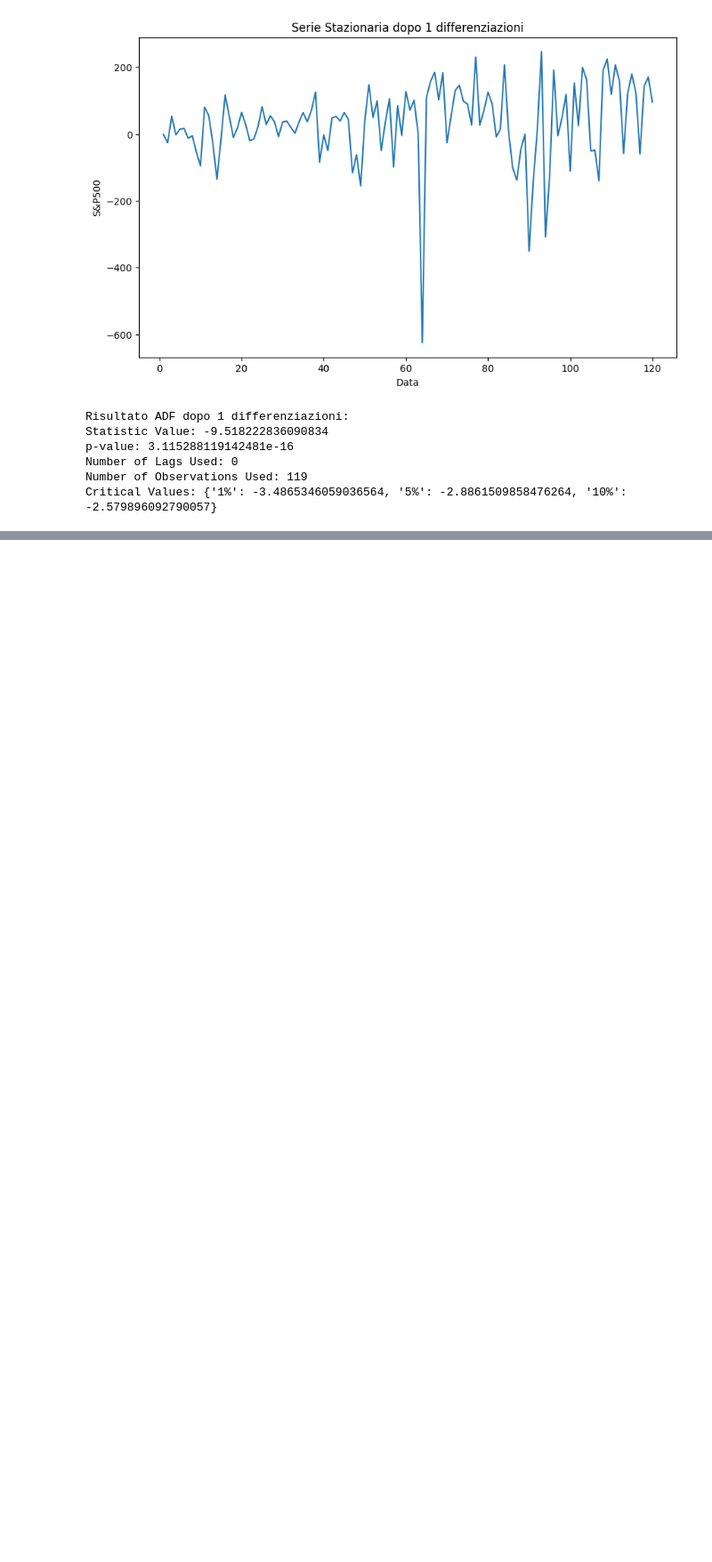
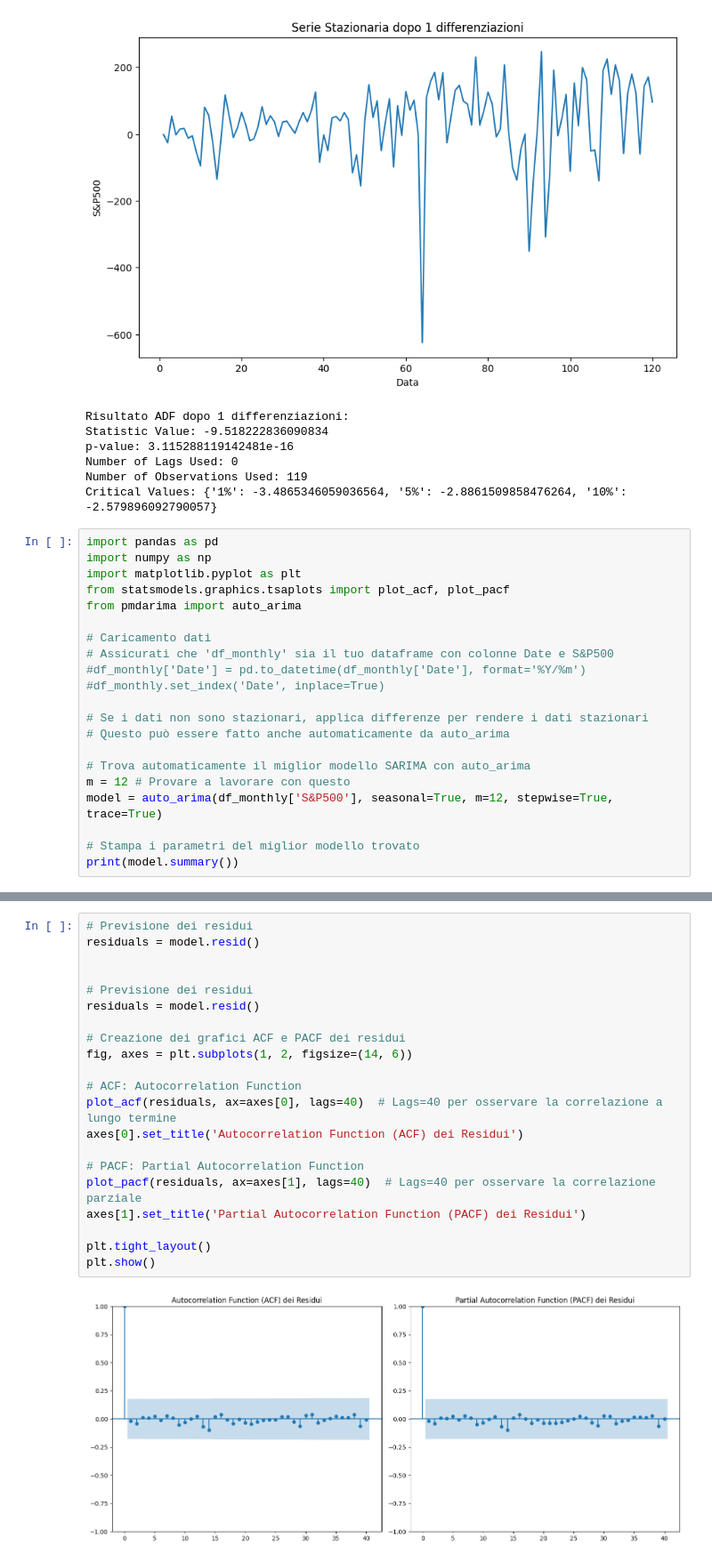
Before and after one commit to lucabellantee/Time-series-analysis, a Jupyter notebook: time_series.ipynb, the cells around one changed output, grey strips where cells are left out. Shown: that part at 89% size. Saved outputs shown, nothing was run; the diff lists cells and outputs as text; blank space fills up the shorter version.

```diff
--- a/time_series.ipynb
+++ b/time_series.ipynb
@@ -264,3 +344,24 @@ p-value: 3.115288119142481e-16
 Number of Lags Used: 0
 Number of Observations Used: 119
 Critical Values: {'1%': -3.4865346059036564, '5%': -2.8861509858476264, '10%': -2.579896092790057}
+# %%
+import pandas as pd
+import numpy as np
+import matplotlib.pyplot as plt
+from statsmodels.graphics.tsaplots import plot_acf, plot_pacf
+from pmdarima import auto_arima
+
+# Caricamento dati
+# Assicurati che 'df_monthly' sia il tuo dataframe con colonne Date e S&P500
+#df_monthly['Date'] = pd.to_datetime(df_monthly['Date'], format='%Y/%m')
+#df_monthly.set_index('Date', inplace=True)
+
+# Se i dati non sono stazionari, applica differenze per rendere i dati stazionari
+# Questo può essere fatto anche automaticamente da auto_arima
+
+# Trova automaticamente il miglior modello SARIMA con auto_arima
+m = 12 # Provare a lavorare con questo
+model = auto_arima(df_monthly['S&P500'], seasonal=True, m=12, stepwise=True, trace=True)
+
+# Stampa i parametri del miglior modello trovato
+print(model.summary())
@@ -266,0 +386,23 @@ Critical Values: {'1%': -3.4865346059036564, '5%': -2.8861509858476264, '10%': -
+# %%
+# Previsione dei residui
+residuals = model.resid()
+
+
+# Previsione dei residui
+residuals = model.resid()
+
+# Creazione dei grafici ACF e PACF dei residui
+fig, axes = plt.subplots(1, 2, figsize=(14, 6))
+
+# ACF: Autocorrelation Function
+plot_acf(residuals, ax=axes[0], lags=40)  # Lags=40 per osservare la correlazione a lungo termine
+axes[0].set_title('Autocorrelation Function (ACF) dei Residui')
+
+# PACF: Partial Autocorrelation Function
+plot_pacf(residuals, ax=axes[1], lags=40)  # Lags=40 per osservare la correlazione parziale
+axes[1].set_title('Partial Autocorrelation Function (PACF) dei Residui')
+
+plt.tight_layout()
+plt.show()
+# %% [output]
+[figure, added]
```
Also changed, not shown: parts of 6 cells of this notebook.
